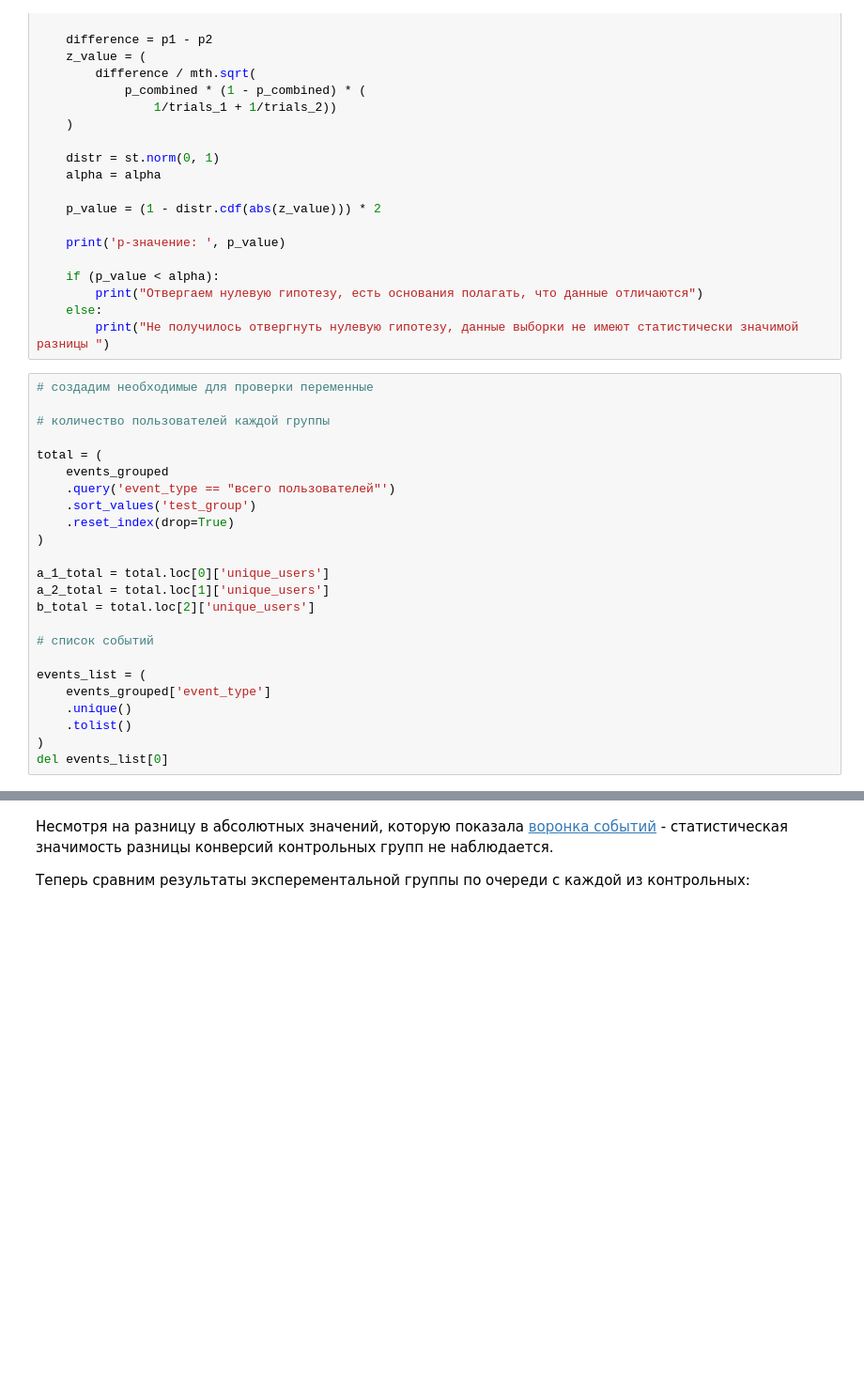
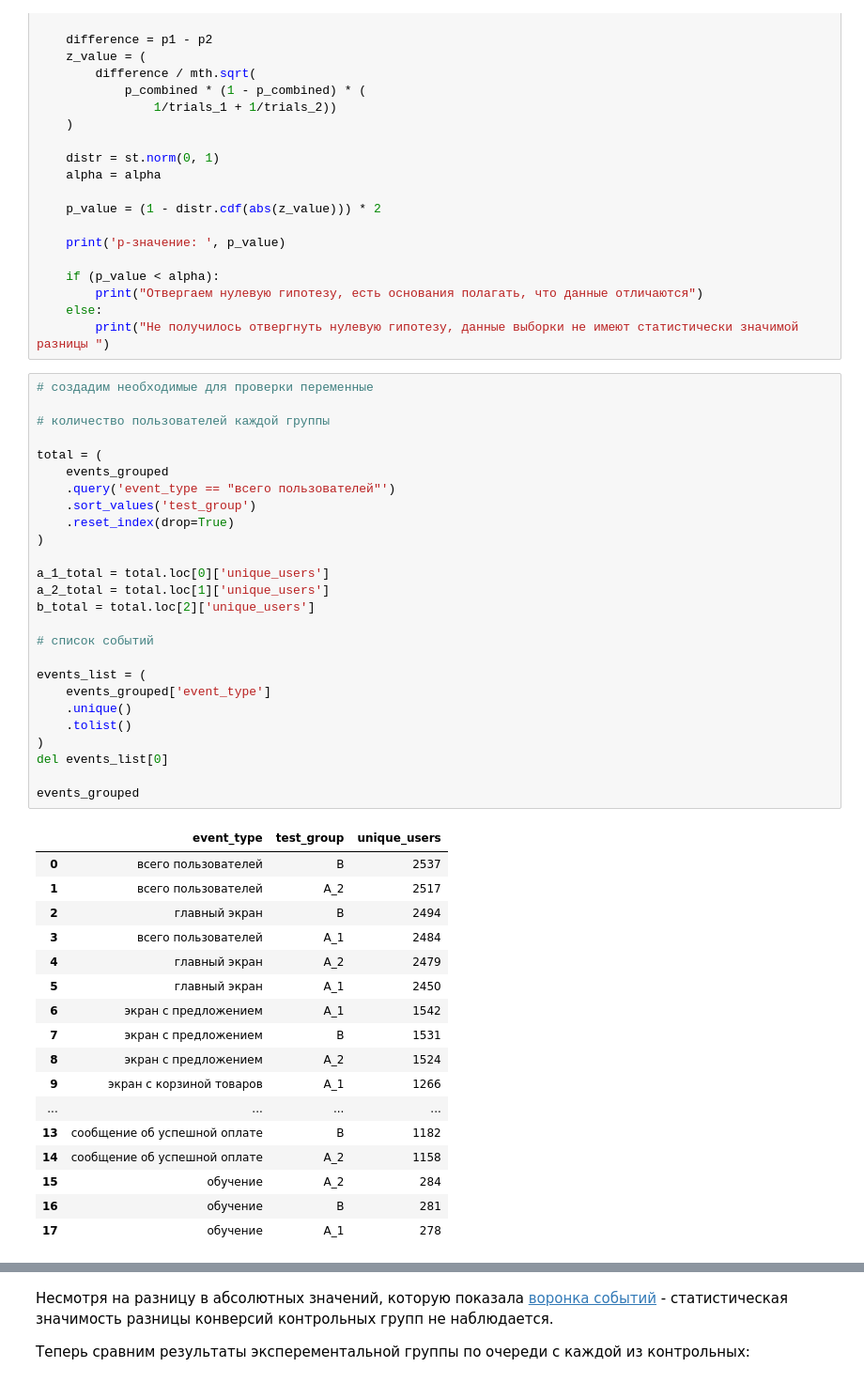
Before and after one commit to dmitry-filimonov/Practicum-Data-Analysis, a Jupyter notebook: mobile_app_ab_test/Анализ пользовательского поведения в мобильном приложении.ipynb, the cells around one changed output, grey strips where cells are left out. Shown at 94% size. Cells and saved outputs as stored; diff of their text form; blank space fills up the shorter version.

```diff
--- a/mobile_app_ab_test/Анализ пользовательского поведения в мобильном приложении.ipynb
+++ b/mobile_app_ab_test/Анализ пользовательского поведения в мобильном приложении.ipynb
@@ -668,27 +668,47 @@ def stat_check(successes_1, successes_2, trials_1, trials_2, alpha=.05):
 # %%
 # создадим необходимые для проверки переменные
 
 # количество пользователей каждой группы
 
 total = (
     events_grouped
     .query('event_type == "всего пользователей"')
     .sort_values('test_group')
     .reset_index(drop=True)
 )
 
 a_1_total = total.loc[0]['unique_users']
 a_2_total = total.loc[1]['unique_users']
 b_total = total.loc[2]['unique_users']
 
 # список событий
 
 events_list = (
     events_grouped['event_type']
     .unique()
     .tolist()
 )
 del events_list[0]
+
+events_grouped
+# %% [output]
+|  | event_type | test_group | unique_users |
+| 0 | всего пользователей | B | 2537 |
+| 1 | всего пользователей | A_2 | 2517 |
+| 2 | главный экран | B | 2494 |
+| 3 | всего пользователей | A_1 | 2484 |
+| 4 | главный экран | A_2 | 2479 |
+| 5 | главный экран | A_1 | 2450 |
+| 6 | экран с предложением | A_1 | 1542 |
+| 7 | экран с предложением | B | 1531 |
+| 8 | экран с предложением | A_2 | 1524 |
+| 9 | экран с корзиной товаров | A_1 | 1266 |
+| ... | ... | ... | ... |
+| 13 | сообщение об успешной оплате | B | 1182 |
+| 14 | сообщение об успешной оплате | A_2 | 1158 |
+| 15 | обучение | A_2 | 284 |
+| 16 | обучение | B | 281 |
+| 17 | обучение | A_1 | 278 |
 # %%
 # функция для получения значения группы для события
 
```
Also changed, not shown: parts of 2 cells of this notebook, 2 other files.
